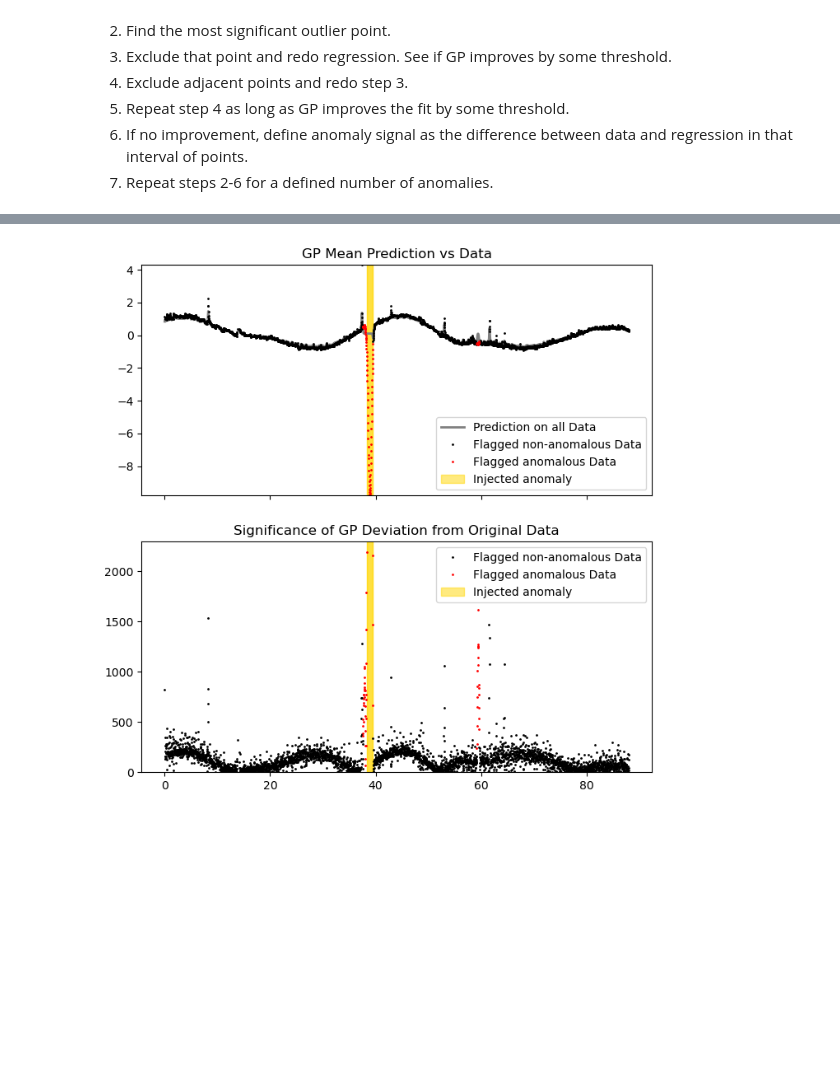
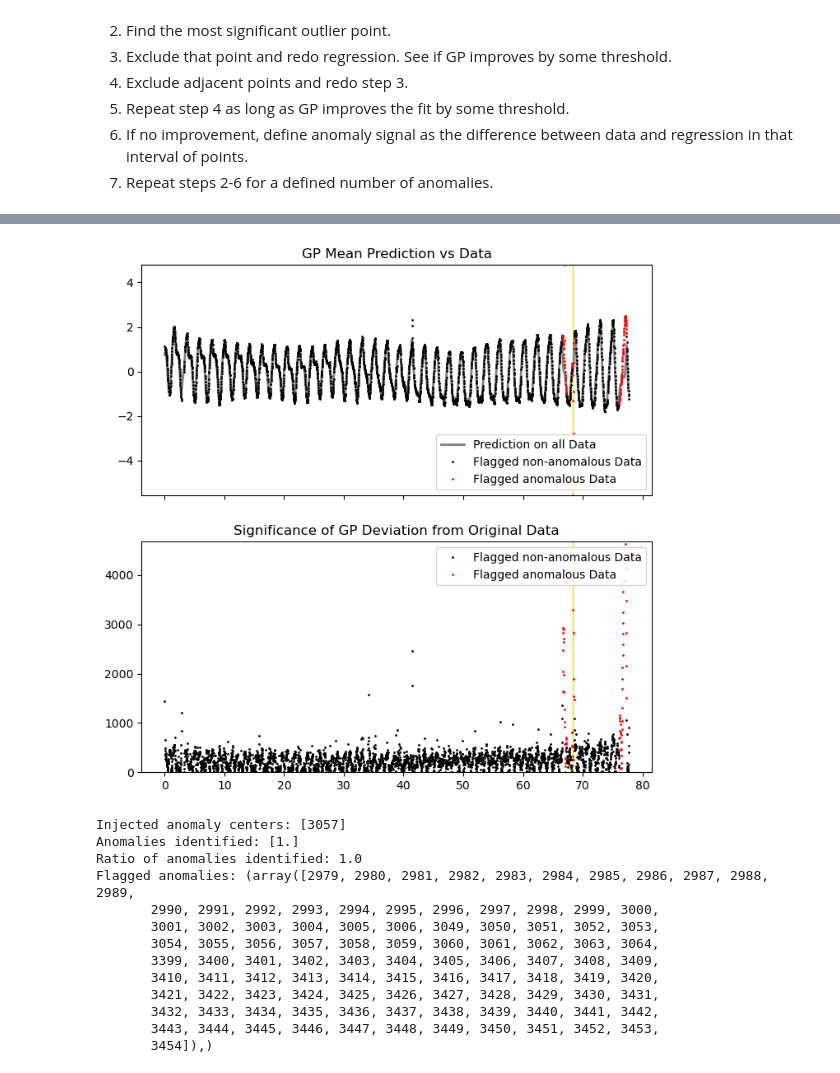
Before and after one commit to linneawolniewicz/dipper-detection, a Jupyter notebook: scripts/explore_gp.ipynb, the cells around one changed output, grey strips where cells are left out. Saved outputs shown, nothing was run; the diff lists cells and outputs as text; code cells hidden in the pictures; blank space fills up the shorter version.

```diff
--- a/scripts/explore_gp.ipynb
+++ b/scripts/explore_gp.ipynb
@@ -15,11 +15,11 @@ Using device: cpu
 # Load data
 # %%
 # Data and anomaly parameters
-file_number = 18
+file_number = 50
 shape = "gaussian"
-width = 14
-amp = -2.0
-loc = 1750
+width = 2
+amp = -1.0
+loc = 3057
 
 # Load the data
 data_dir = '../data/k2/'
@@ -251,38 +259,70 @@ Anomaly index 3 x[i] 0.07291666666666667, left_edge:right_edge 2687:2703
 # %%
 # Fit on final subset
 model, likelihood, mll = train_gp(x_sub, y_sub, y_err_sub, training_iterations=1, lengthscale=final_lengthscale, device=device)
 
 # Predict
 model.eval()
 likelihood.eval()
 with torch.no_grad(), gpytorch.settings.fast_pred_var():
     observed_pred = likelihood(model(x_tensor))
     pred_mean = observed_pred.mean.cpu().numpy()
     pred_var = observed_pred.variance.cpu().numpy()
 
 # Plot
 fig, axs = plt.subplots(2, 1, sharex = True, figsize=(8, 8))
 axs[0].set_title("GP Mean Prediction vs Data")
 axs[0].plot(x, pred_mean, "grey", lw=2, label="Prediction on all Data")
 axs[0].plot(x_sub.cpu().numpy(), y_sub.cpu().numpy(), '.k', markersize=2, label="Flagged non-anomalous Data")
 axs[0].set_ylim(np.min(y_orig), np.max(y_orig))
 axs[0].plot(x_orig[(anomalous==1)], y_orig[(anomalous==1)], '.r', markersize=2, label="Flagged anomalous Data")
-# Plot the anomaly region
-axs[0].axvspan(x[int(anomaly_locs[0])] - 0.5, x[int(anomaly_locs[0])] + 0.5, color='gold', alpha=0.5, label="Injected anomaly")
-for j in anomaly_locs:
-    axs[0].axvspan(x[int(j)] - 0.5, x[int(j)] + 0.5, color='gold', alpha=0.5)
+# Plot the anomaly_range
+for i in range(len(anomaly_locs)):
+    anomaly_range = np.arange(int(anomaly_locs[i]) - width, int(anomaly_locs[i]) + width)
+    axs[0].axvspan(x[anomaly_range[0]], x[anomaly_range[-1]], color='gold')
 axs[0].legend(loc='lower right')
 
 sigdev = (pred_mean - y_orig) / y_err_orig
 axs[1].set_title("Significance of GP Deviation from Original Data")
 axs[1].plot(x[(anomalous==0)], np.abs(sigdev[(anomalous==0)]), '.k', markersize=2, label="Flagged non-anomalous Data")
 axs[1].plot(x[(anomalous==1)], np.abs(sigdev[(anomalous==1)]), '.r', markersize=2, label="Flagged anomalous Data")
 # Plot the anomaly region
-axs[1].axvspan(x[int(anomaly_locs[0])] - 0.5, x[int(anomaly_locs[0])] + 0.5, color='gold', alpha=0.5, label="Injected anomaly")
-for j in anomaly_locs:
-    axs[1].axvspan(x[int(j)] - 0.5, x[int(j)] + 0.5, color='gold', alpha=0.5)
+for i in range(len(anomaly_locs)):
+    anomaly_range = np.arange(int(anomaly_locs[i]) - width, int(anomaly_locs[i]) + width)
+    axs[1].axvspan(x[anomaly_range[0]], x[anomaly_range[-1]], color='gold')
 axs[1].set_ylim(0, 20 * np.median(np.abs(sigdev[(anomalous==0)])))
 axs[1].legend(loc='upper right')
 plt.show(block=True)
+
+# Check whether every anomaly_locs was identified in the anomalous array
+identified = np.zeros(len(anomaly_locs))
+flagged_anomalies = np.where(anomalous == 1)
+
+for i in range(len(anomaly_locs)):
+    # Define anomaly_range as +/- 1 width of the anomaly
+    anomaly_range = np.arange(int(anomaly_locs[i]) - width, int(anomaly_locs[i]) + width)
+
+    # If at least one index in the anomaly_range is identified, set identified to 1
+    if np.any(np.isin(anomaly_range, flagged_anomalies)):
+        identified[i] = 1
+
+identified_ratio = np.sum(identified) / len(anomaly_locs)
+
+print(f"Injected anomaly centers: {anomaly_locs}")
+print(f"Anomalies identified: {identified}")
+print(f"Ratio of anomalies identified: {identified_ratio}")
+print(f"Flagged anomalies: {flagged_anomalies}")
 # %% [output]
-[figure, old version]
+[figure, new version]
+Injected anomaly centers: [3057]
+Anomalies identified: [1.]
+Ratio of anomalies identified: 1.0
+Flagged anomalies: (array([2979, 2980, 2981, 2982, 2983, 2984, 2985, 2986, 2987, 2988, 2989,
+       2990, 2991, 2992, 2993, 2994, 2995, 2996, 2997, 2998, 2999, 3000,
+       3001, 3002, 3003, 3004, 3005, 3006, 3049, 3050, 3051, 3052, 3053,
+       3054, 3055, 3056, 3057, 3058, 3059, 3060, 3061, 3062, 3063, 3064,
+       3399, 3400, 3401, 3402, 3403, 3404, 3405, 3406, 3407, 3408, 3409,
+       3410, 3411, 3412, 3413, 3414, 3415, 3416, 3417, 3418, 3419, 3420,
+       3421, 3422, 3423, 3424, 3425, 3426, 3427, 3428, 3429, 3430, 3431,
+       3432, 3433, 3434, 3435, 3436, 3437, 3438, 3439, 3440, 3441, 3442,
+       3443, 3444, 3445, 3446, 3447, 3448, 3449, 3450, 3451, 3452, 3453,
+       3454]),)
```
Also changed, not shown: parts of 4 cells of this notebook, 4 other files.
